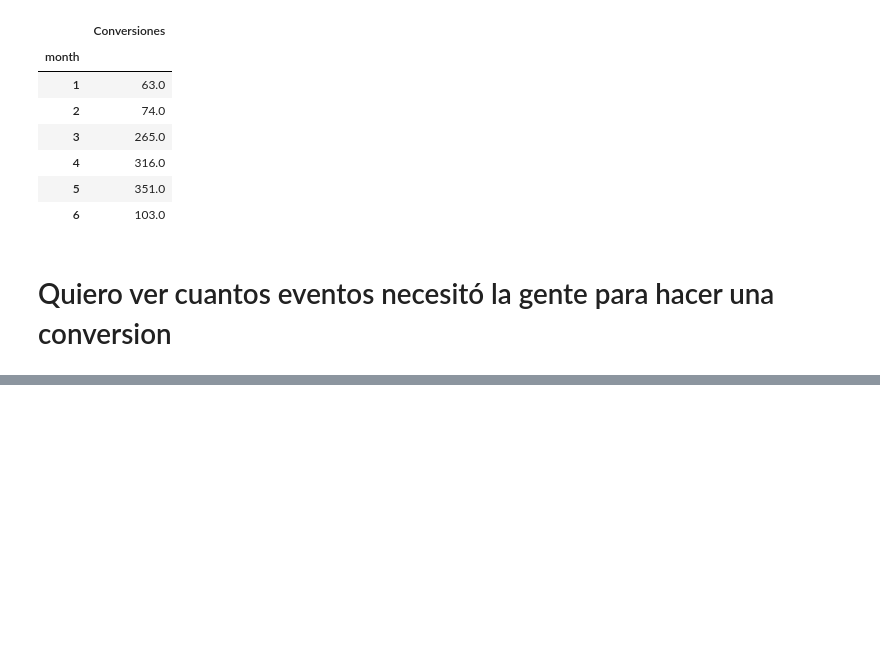
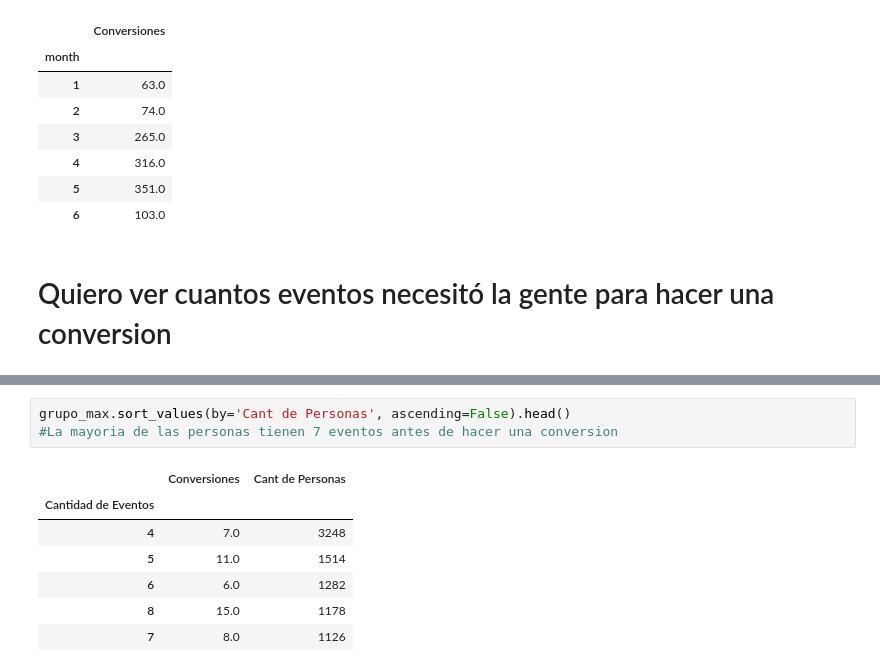
Before and after one commit to gabyrobles93/7506-TP1-Trocafone, a Jupyter notebook: comportamiento_de_la_plataforma.ipynb, the cells around one changed output, grey strips where cells are left out. Drawn from its saved outputs; the diff is of its cells as text; blank space fills up the shorter version.

```diff
--- a/comportamiento_de_la_plataforma.ipynb
+++ b/comportamiento_de_la_plataforma.ipynb
@@ -216,0 +224,11 @@ grupo[grupo.Conversiones > 0]
+# %%
+grupo_max.sort_values(by='Cant de Personas', ascending=False).head()
+#La mayoria de las personas tienen 7 eventos antes de hacer una conversion
+# %% [output]
+|  | Conversiones | Cant de Personas |
+| Cantidad de Eventos |  |  |
+| 4 | 7.0 | 3248 |
+| 5 | 11.0 | 1514 |
+| 6 | 6.0 | 1282 |
+| 8 | 15.0 | 1178 |
+| 7 | 8.0 | 1126 |
```
Also changed, not shown: parts of 5 cells of this notebook.
